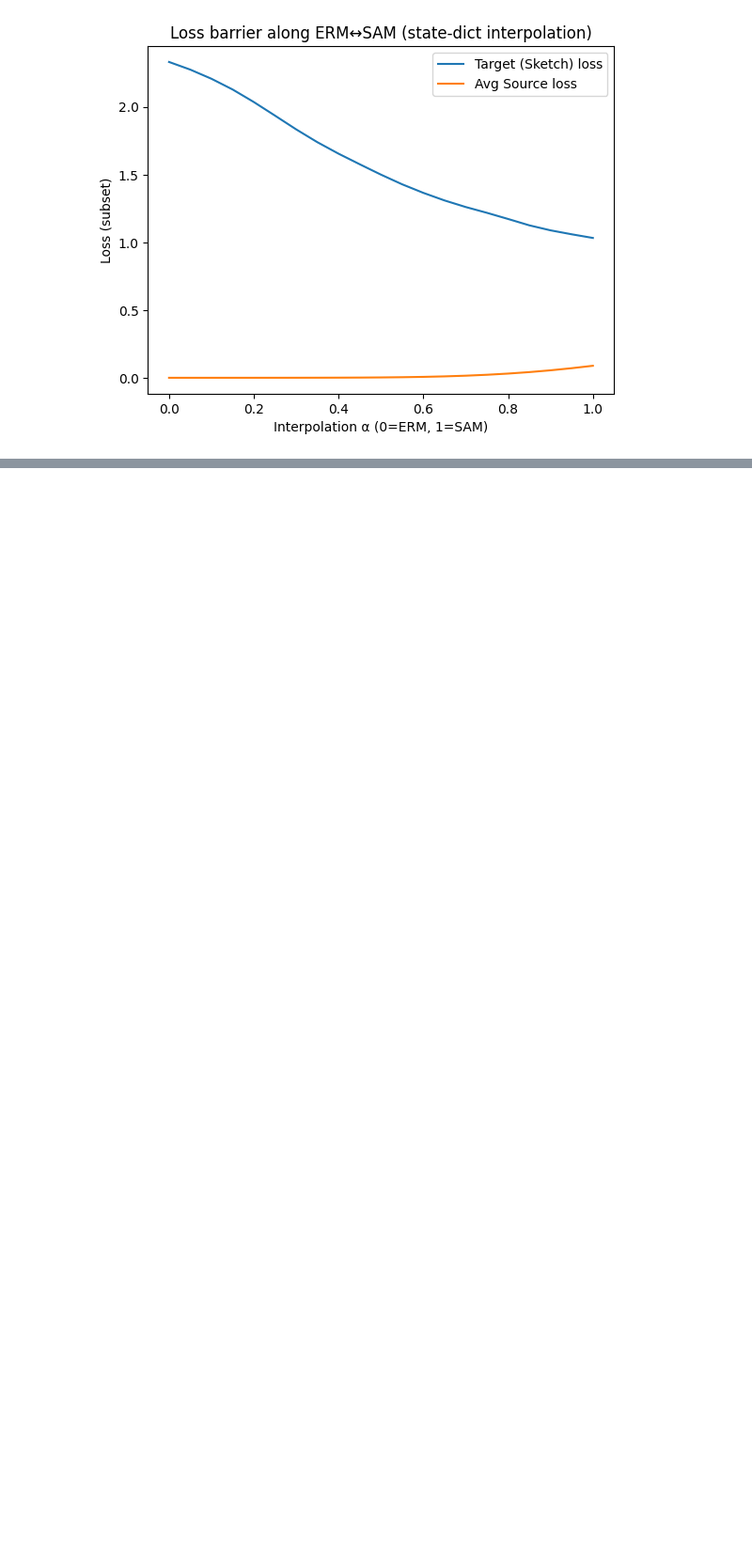
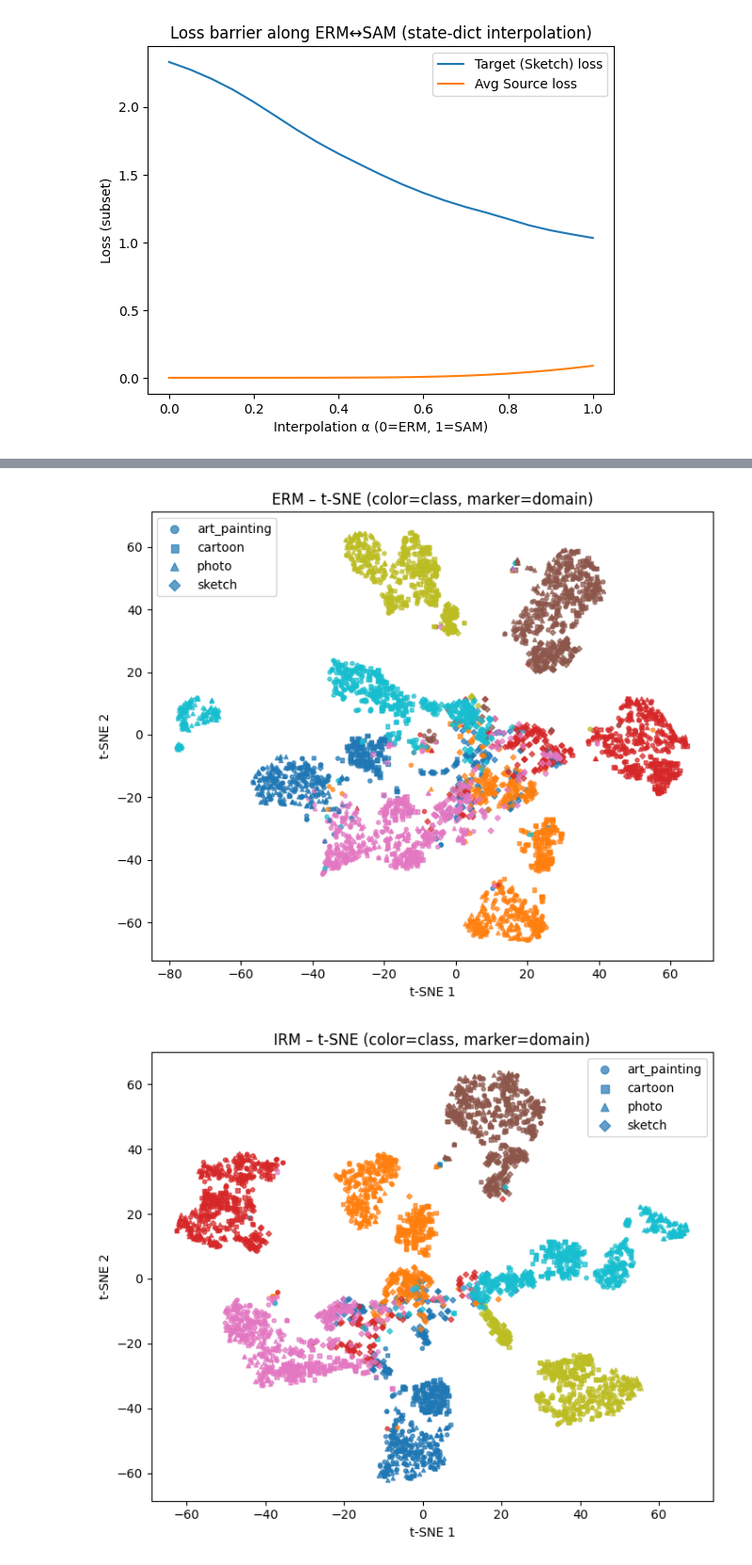
Before and after one commit to tk1475/ATML-PA2, a Jupyter notebook: Task2/Task2.ipynb, the cells around one changed output, grey strips where cells are left out. Shown at 94% size. Saved outputs shown, nothing was run; the diff lists cells and outputs as text; code cells hidden in the pictures; blank space fills up the shorter version.

```diff
--- a/Task2/Task2.ipynb
+++ b/Task2/Task2.ipynb
@@ -1509,0 +1545,28 @@ NameError: name 'make_loaders' is not defined
+# %%
+from sklearn.manifold import TSNE
+
+def plot_tsne(X, Y, D, title, perplexity=30, n_iter=1000, lr="auto"):
+    if len(X) == 0:
+        print("No data to plot.");
+        return
+    # t-SNE on PCA-reduced features is more stable; reduce to 50D first
+    X50 = PCA(n_components=min(50, X.shape[1]), random_state=0).fit_transform(X)
+    X2 = TSNE(n_components=2, perplexity=perplexity, n_iter=n_iter, learning_rate=lr, init="pca", random_state=0).fit_transform(X50)
+    plt.figure(figsize=(7.2,6))
+    doms = np.unique(D)
+    for dom in doms:
+        mask = (D == dom)
+        plt.scatter(
+            X2[mask, 0], X2[mask, 1],
+            s=10, marker=DOMAIN_MARKERS.get(dom, "."),
+            c=Y[mask], cmap="tab10", alpha=0.7, label=dom
+        )
+    plt.title(title + " – t-SNE (color=class, marker=domain)")
+    plt.xlabel("t-SNE 1"); plt.ylabel("t-SNE 2"); plt.legend(markerscale=2, frameon=True)
+    plt.tight_layout(); plt.show()
+
+for name, (X, Y, D) in ALL_FEATS.items():
+    plot_tsne(X, Y, D, f"{name}", perplexity=35, n_iter=1200)
+# %% [output]
+[figure, added]
+[figure, added]
```
Also changed, not shown: parts of 6 cells of this notebook.
